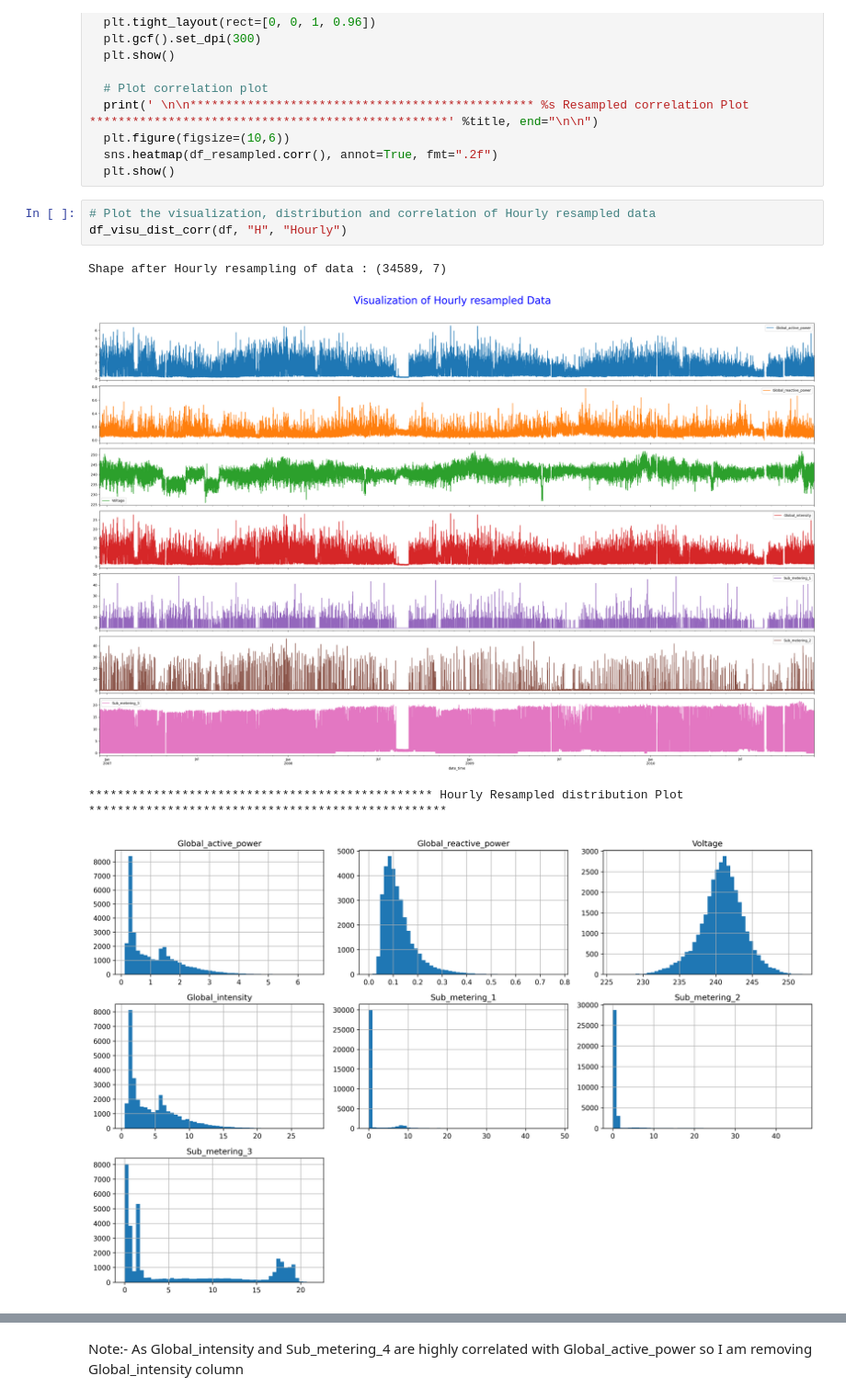
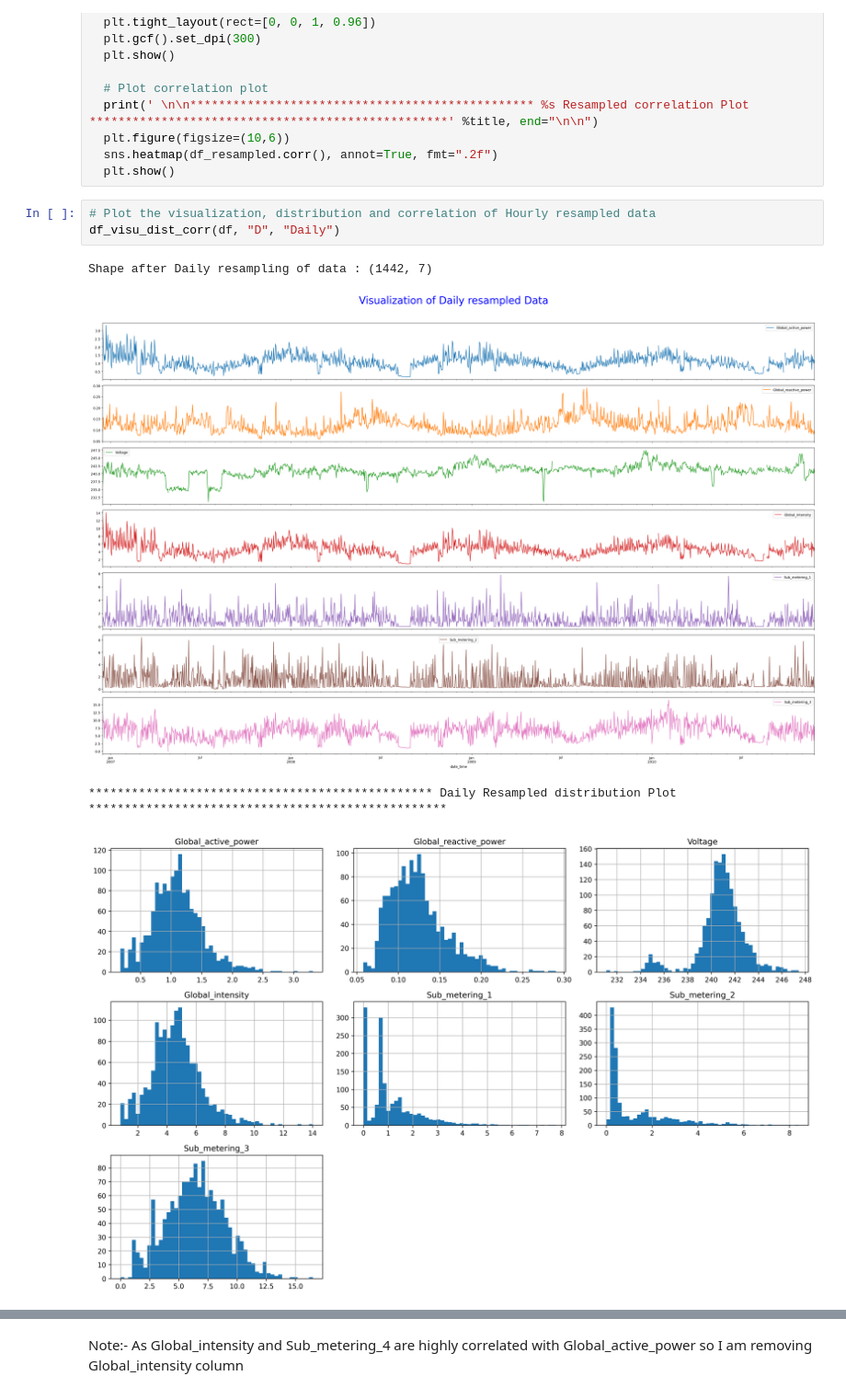
Before and after one commit to samirp92/Final-Year-Project-Time-Series-Forecating-, a Jupyter notebook: XGboost_Ele_Power_Consumption_Forecasting_Student_ID_21072112.ipynb, the cells around one changed output, grey strips where cells are left out. Shown at 92% size. Drawn from its saved outputs; the diff is of its cells as text.

```diff
--- a/XGboost_Ele_Power_Consumption_Forecasting_Student_ID_21072112.ipynb
+++ b/XGboost_Ele_Power_Consumption_Forecasting_Student_ID_21072112.ipynb
@@ -199,9 +203,9 @@ def df_visu_dist_corr(dataset, resample_type, title):
   plt.show()
 # %%
 # Plot the visualization, distribution and correlation of Hourly resampled data
-df_visu_dist_corr(df, "H", "Hourly")
+df_visu_dist_corr(df, "D", "Daily")
 # %% [output]
-Shape after Hourly resampling of data : (34589, 7)
+Shape after Daily resampling of data : (1442, 7)
-[figure, old version]
+[figure, new version]
-************************************************ Hourly Resampled distribution Plot **************************************************
+************************************************ Daily Resampled distribution Plot **************************************************
-[figure, old version]
+[figure, new version]
```
Also changed, not shown: parts of 15 cells of this notebook.
